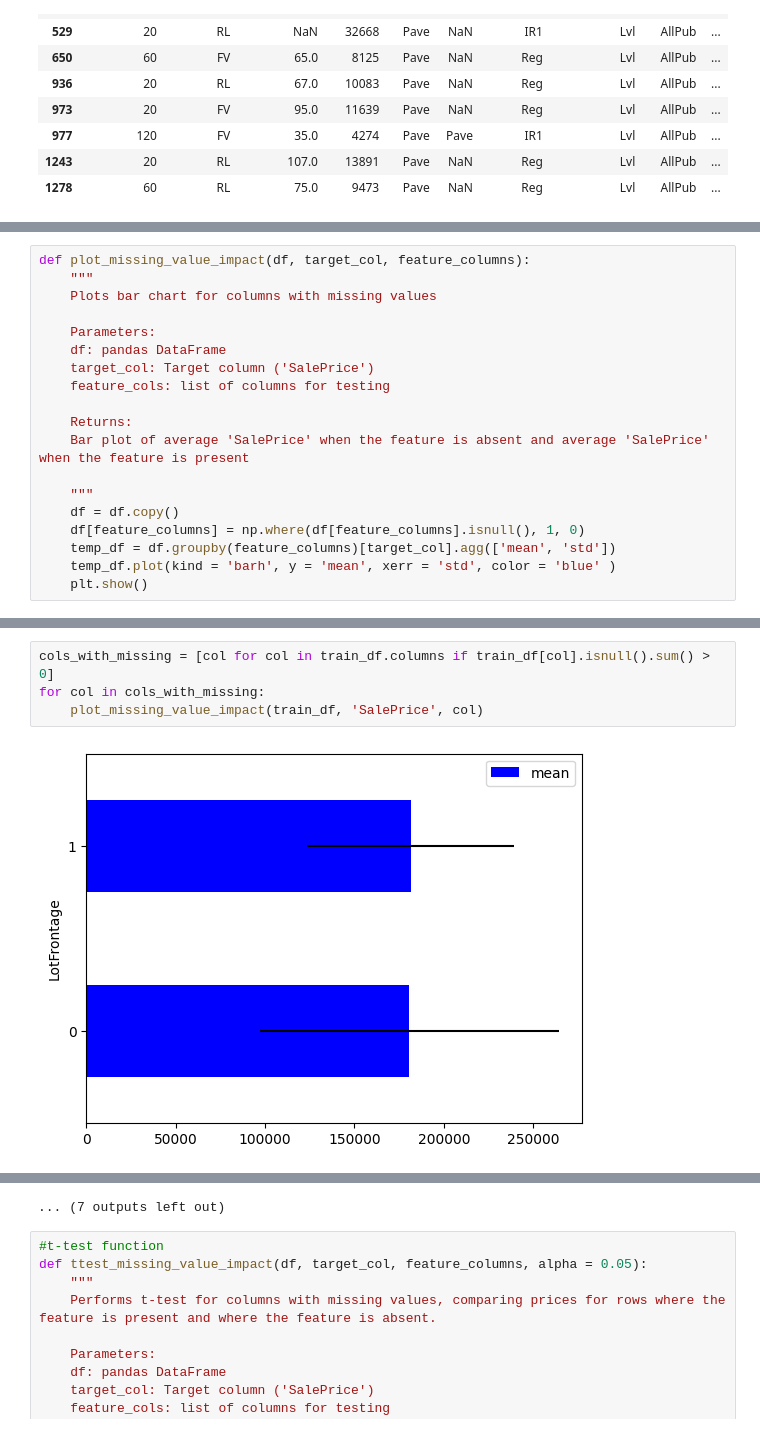
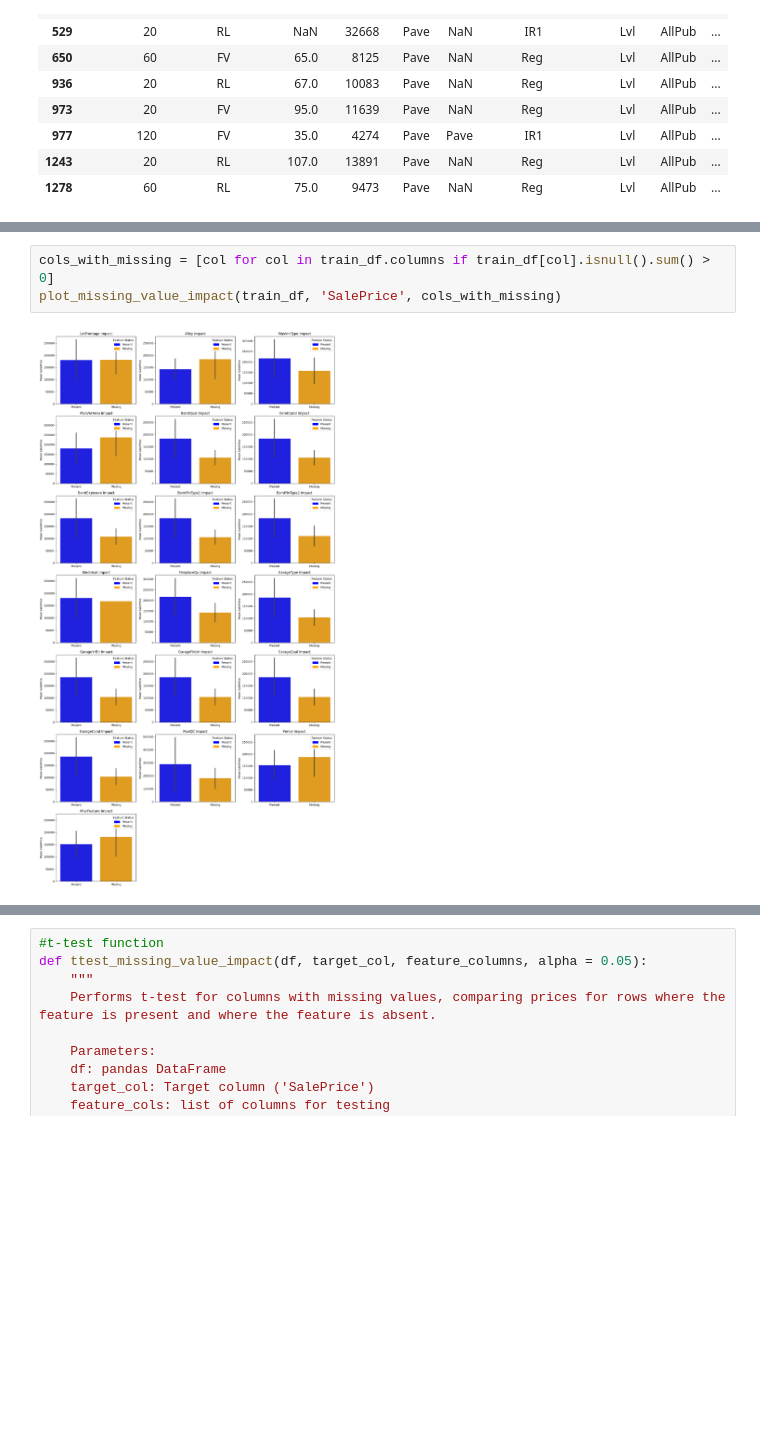
Before and after one commit to k0stro/house-prices-eda-regression, a Jupyter notebook: house-prices-eda-regression.ipynb, the cells around one changed output, grey strips where cells are left out. Cells and saved outputs as stored; diff of their text form; blank space fills up the shorter version.

Commit message:
Kaggle Notebook | House Prices - EDA, regression | Version 1

```diff
--- a/house-prices-eda-regression.ipynb
+++ b/house-prices-eda-regression.ipynb
@@ -199,19 +197,0 @@ Let's check how the absence of a feature affects the house price compared to the
-# %%
-def plot_missing_value_impact(df, target_col, feature_columns):
-    """
-    Plots bar chart for columns with missing values
-
-    Parameters:
-    df: pandas DataFrame
-    target_col: Target column ('SalePrice')
-    feature_cols: list of columns for testing
-
-    Returns:
-    Bar plot of average 'SalePrice' when the feature is absent and average 'SalePrice' when the feature is present
-
-    """
-    df = df.copy()
-    df[feature_columns] = np.where(df[feature_columns].isnull(), 1, 0)
-    temp_df = df.groupby(feature_columns)[target_col].agg(['mean', 'std'])
-    temp_df.plot(kind = 'barh', y = 'mean', xerr = 'std', color = 'blue' )
-    plt.show()
@@ -218,6 +247,5 @@ def plot_missing_value_impact(df, target_col, feature_columns):
 # %%
 cols_with_missing = [col for col in train_df.columns if train_df[col].isnull().sum() > 0]
-for col in cols_with_missing:
-    plot_missing_value_impact(train_df, 'SalePrice', col)
+plot_missing_value_impact(train_df, 'SalePrice', cols_with_missing)
 # %% [output]
-[figure, old version]
+[figure, new version]
@@ -235,4 +252,3 @@ for col in cols_with_missing:
-... (7 outputs left out)
 # %%
 #t-test function
 def ttest_missing_value_impact(df, target_col, feature_columns, alpha = 0.05):
```
Also changed, not shown: parts of 17 cells of this notebook.
